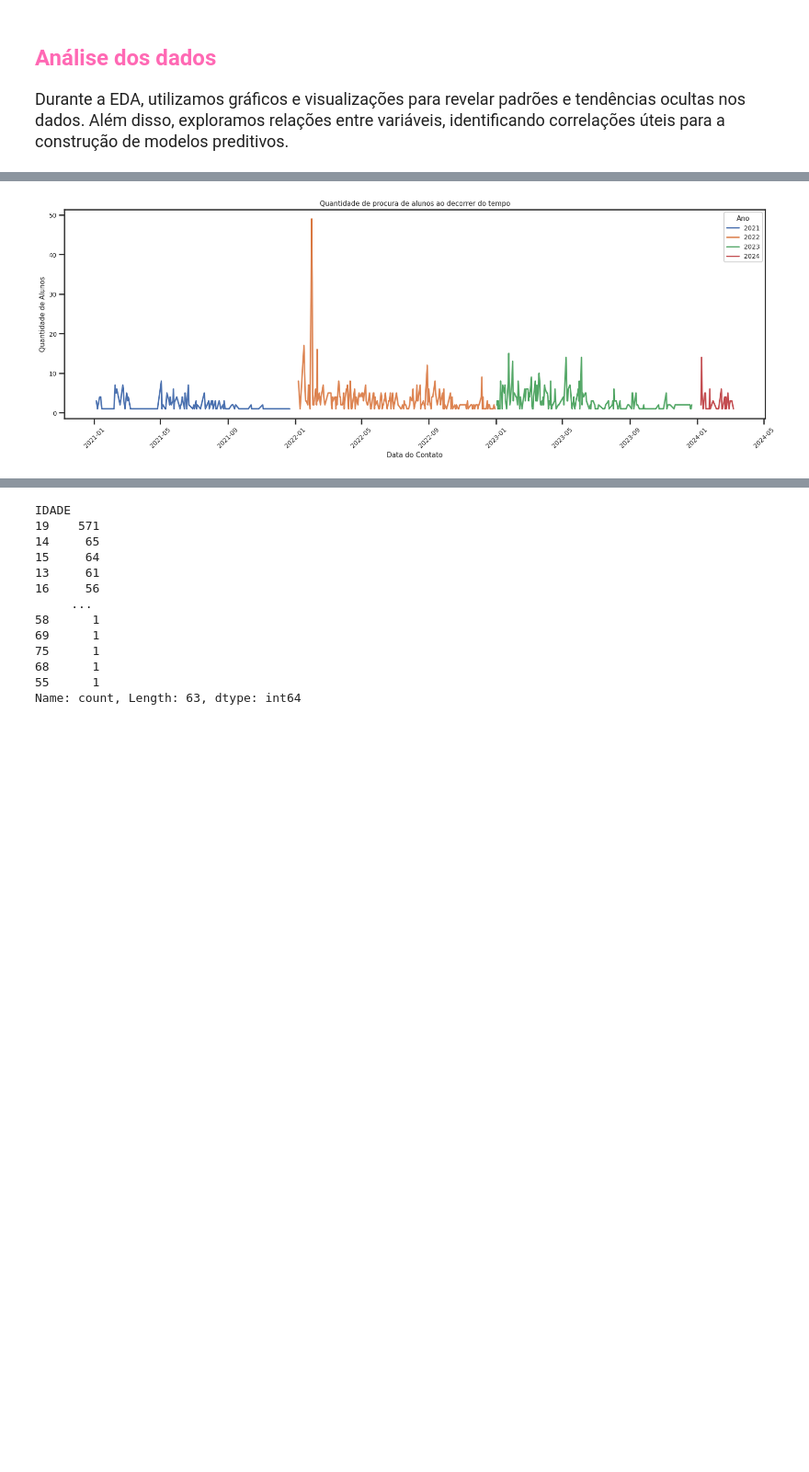
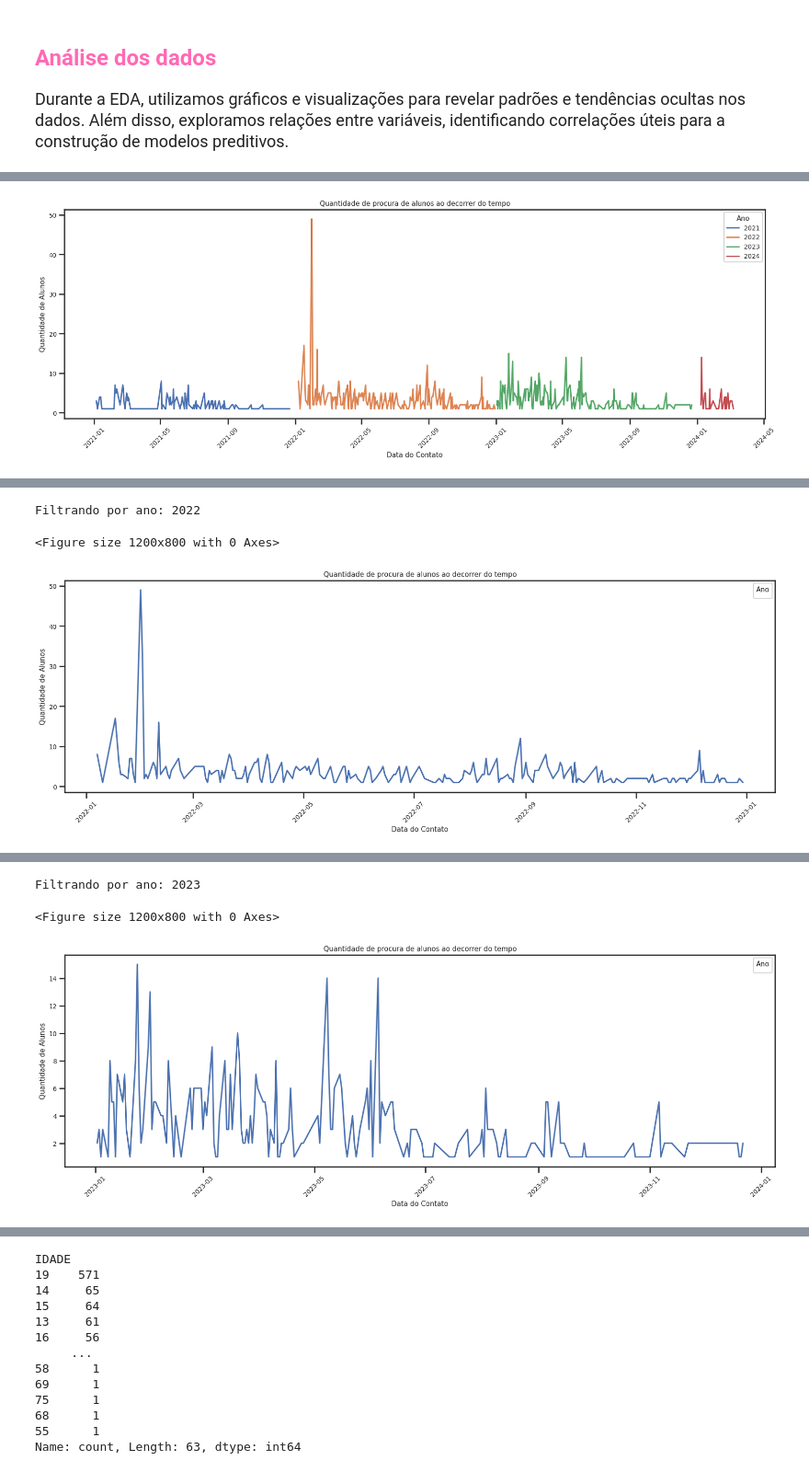
Before and after one commit to KoreTane/PredictiveLeadManagement, a Jupyter notebook: EDA.ipynb, the cells around one changed output, grey strips where cells are left out. Shown at 92% size. Saved outputs shown, nothing was run; the diff lists cells and outputs as text; code cells hidden in the pictures; blank space fills up the shorter version.

```diff
--- a/EDA.ipynb
+++ b/EDA.ipynb
@@ -80,7 +83,51 @@ plt.legend(title='Ano')
 # Ajustar o eixo x para exibir as datas corretamente
 plt.xticks(rotation=45)
 
-# Mostrar o gráfico
+# Criar um dropdown menu com os anos
+years = dfc_grouped['ANO'].unique()
+year_choice = widgets.Dropdown(options=[(str(year), str(year)) for year in years])
 plt.show()
+
+# Definir uma função para filtrar os dados com base na escolha do usuário
+def filter_data(value):
+    print(f"Filtrando por ano: {value}")
+    selected_year = int(value)
+    filtered_data = dfc_grouped[dfc_grouped['ANO'] == selected_year]
+    plt.cla()  # Limpar o gráfico anterior
+    sns.lineplot(x='DATA 1º CONTATO', y='QUANTIDADE DE ALUNOS', data=filtered_data)
+    plt.title('Quantidade de procura de alunos ao decorrer do tempo')
+    plt.xlabel('Data do Contato')
+    plt.ylabel('Quantidade de Alunos')
+    plt.legend(title='Ano')
+    plt.xticks(rotation=45)
+    plt.show()  # Mostrar o gráfico filtrado
+
+# Definir uma função para filtrar os dados com base na escolha do usuário
+def filter_data(value):
+    print(f"Filtrando por ano: {value}")
+    selected_year = int(value)
+    filtered_data = dfc_grouped[dfc_grouped['ANO'] == selected_year]
+    plt.clf()  # Limpar a figura atual
+    plt.figure(figsize=(20, 6))  # Criar uma nova figura
+    sns.lineplot(x='DATA 1º CONTATO', y='QUANTIDADE DE ALUNOS', data=filtered_data)
+    plt.title('Quantidade de procura de alunos ao decorrer do tempo')
+    plt.xlabel('Data do Contato')
+    plt.ylabel('Quantidade de Alunos')
+    plt.legend(title='Ano')
+    plt.xticks(rotation=45)
+    plt.show()
+
+# Criar um botão para filtrar os dados
+button = widgets.Button(description='Filtrar por Ano')
+display(button)
+
+# Ligação da função ao evento de clique do botão
+def on_button_clicked(b):
+    filter_data(year_choice.value)
+
+button.on_click(on_button_clicked)
+
+# Mostrar o dropdown menu
+display(year_choice)
 # %% [output]
 [figure]
@@ -86,0 +137,3 @@ plt.show()
+Filtrando por ano: 2022
+<Figure size 1200x800 with 0 Axes>
+[figure, added]
@@ -87,3 +141,6 @@ plt.show()
+Filtrando por ano: 2023
+<Figure size 1200x800 with 0 Axes>
+[figure, added]
 # %%
 # Contar a quantidade de alunos por estilo e Generero
 style_counts1 = dfc['ESTILOS'].value_counts()
```
Also changed, not shown: parts of 14 cells of this notebook.
